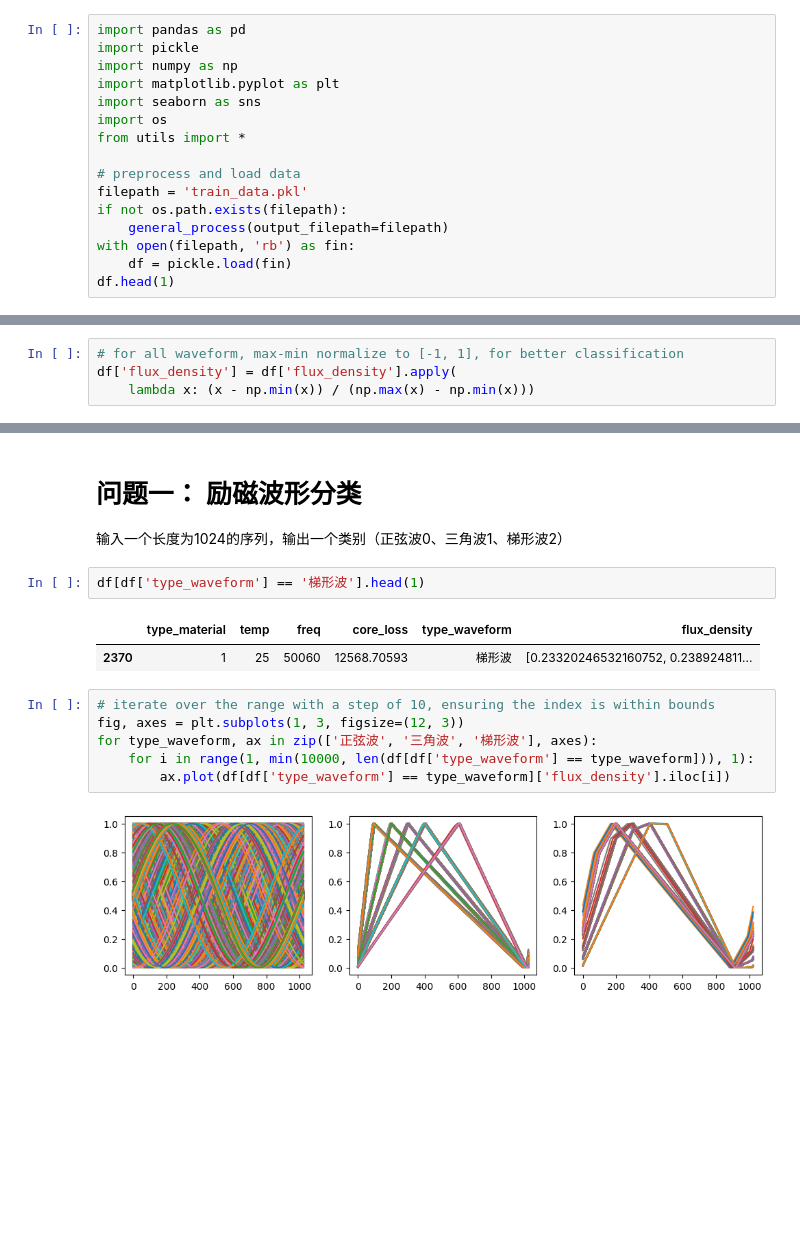
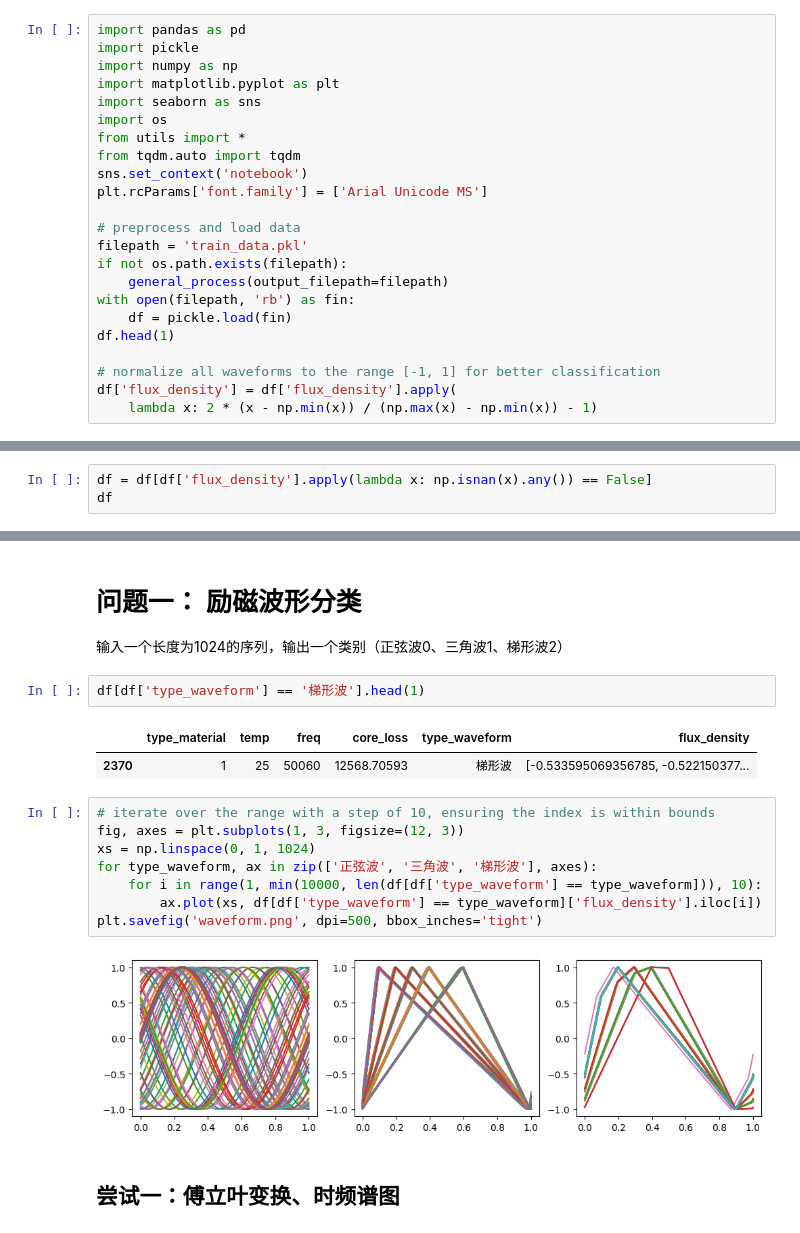
Before and after one commit to DURUII/Contest-CPMCM2024-C, a Jupyter notebook: Prob1.ipynb, the cells around one changed output, grey strips where cells are left out. Drawn from its saved outputs; the diff is of its cells as text; blank space fills up the shorter version.

```diff
--- a/Prob1.ipynb
+++ b/Prob1.ipynb
@@ -6,6 +6,9 @@ import matplotlib.pyplot as plt
 import seaborn as sns
 import os
 from utils import *
+from tqdm.auto import tqdm
+sns.set_context('notebook')
+plt.rcParams['font.family'] = ['Arial Unicode MS']
 
 # preprocess and load data
 filepath = 'train_data.pkl'
@@ -14,3 +17,7 @@ if not os.path.exists(filepath):
 with open(filepath, 'rb') as fin:
     df = pickle.load(fin)
 df.head(1)
+
+# normalize all waveforms to the range [-1, 1] for better classification
+df['flux_density'] = df['flux_density'].apply(
+    lambda x: 2 * (x - np.min(x)) / (np.max(x) - np.min(x)) - 1)
@@ -20,4 +23,0 @@ df.head(1)
-# %%
-# for all waveform, max-min normalize to [-1, 1], for better classification
-df['flux_density'] = df['flux_density'].apply(
-    lambda x: (x - np.min(x)) / (np.max(x) - np.min(x)))
@@ -23,0 +28,3 @@ df['flux_density'] = df['flux_density'].apply(
+# %%
+df = df[df['flux_density'].apply(lambda x: np.isnan(x).any()) == False]
+df
@@ -29,15 +50,19 @@ df['flux_density'] = df['flux_density'].apply(
 df[df['type_waveform'] == '梯形波'].head(1)
 # %% [output]
 |  | type_material | temp | freq | core_loss | type_waveform | flux_density |
-| 2370 | 1 | 25 | 50060 | 12568.70593 | 梯形波 | [0.23320246532160752, 0.238924811... |
+| 2370 | 1 | 25 | 50060 | 12568.70593 | 梯形波 | [-0.533595069356785, -0.522150377... |
 # %%
 # iterate over the range with a step of 10, ensuring the index is within bounds
 fig, axes = plt.subplots(1, 3, figsize=(12, 3))
+xs = np.linspace(0, 1, 1024)
 for type_waveform, ax in zip(['正弦波', '三角波', '梯形波'], axes):
-    for i in range(1, min(10000, len(df[df['type_waveform'] == type_waveform])), 1):
-        ax.plot(df[df['type_waveform'] == type_waveform]['flux_density'].iloc[i])
+    for i in range(1, min(10000, len(df[df['type_waveform'] == type_waveform])), 10):
+        ax.plot(xs, df[df['type_waveform'] == type_waveform]['flux_density'].iloc[i])
+plt.savefig('waveform.png', dpi=500, bbox_inches='tight')
 # %% [output]
-[figure, old version]
+[figure, new version]
+# %% [markdown]
+## 尝试一：傅立叶变换、时频谱图
 # %%
 fig, axes = plt.subplots(1, 3, figsize=(12, 3))
 for type_waveform, ax in zip(['正弦波', '三角波', '梯形波'], axes):
```
Also changed, not shown: parts of 22 cells of this notebook.
